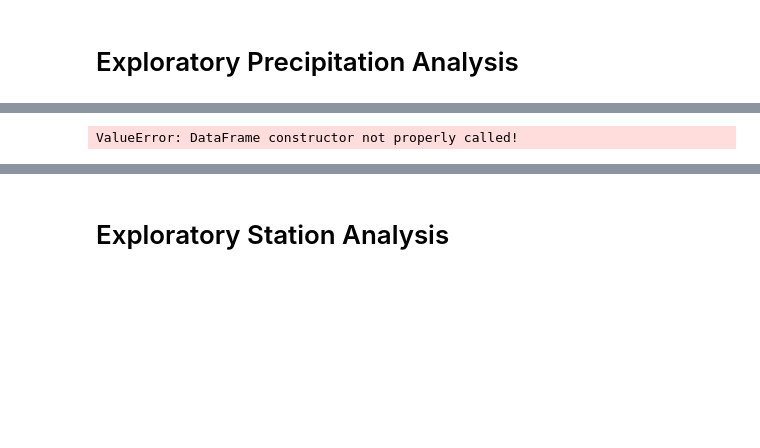
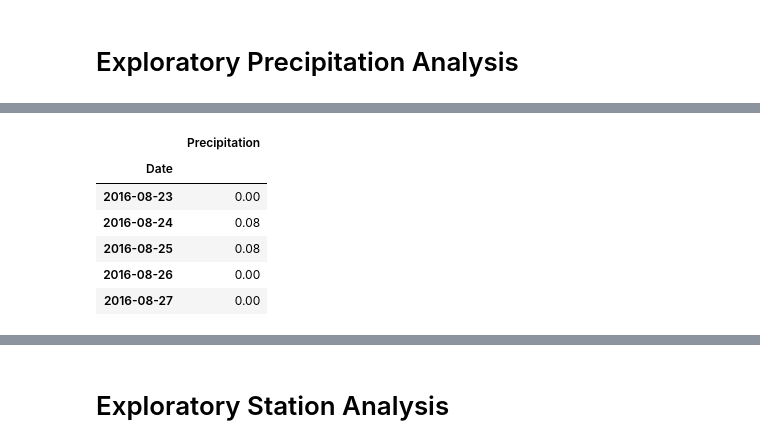
Before and after one commit to cmartell5/hawaii-climate-analysis, a Jupyter notebook: SurfsUp/climate_starter.ipynb, the cells around one changed output, grey strips where cells are left out. Saved outputs shown, nothing was run; the diff lists cells and outputs as text; code cells hidden in the pictures; blank space fills up the shorter version.

```diff
--- a/SurfsUp/climate_starter.ipynb
+++ b/SurfsUp/climate_starter.ipynb
@@ -42,5 +43,6 @@ session = Session(engine)
 # Exploratory Precipitation Analysis
 # %%
 # Find the most recent date in the data set
-session.query(measurement.date).order_by(measurement.date.desc()).first()
+recent_date = session.query(func.max(measurement.date)).first()[0]
+recent_date
 # %% [output]
@@ -66,9 +82,13 @@ results
 # %%
 # Save the query results as a Pandas DataFrame and set the index to the date column
-# query_df = pd.read_sql('measurement', f'sqlite:///{database_path}').set_index("date", inplace=True)
-query_df = pd.DataFrame(results, columns = ["date","prcp"])
-query_df.set_index('Date', inplace = True)
-query_df = query_df.dropna()
-query_df.head(20)
+query_df = pd.DataFrame(one_year).rename(columns={"prcp":"Precipitation", "date":"Date"})
+query_df.set_index("Date", inplace = True)
+query_df.head()
 # %% [output]
-ValueError: DataFrame constructor not properly called!
+|  | Precipitation |
+| Date |  |
+| 2016-08-23 | 0.00 |
+| 2016-08-24 | 0.08 |
+| 2016-08-25 | 0.08 |
+| 2016-08-26 | 0.00 |
+| 2016-08-27 | 0.00 |
```
Also changed, not shown: parts of 12 cells of this notebook, 2 other files.
